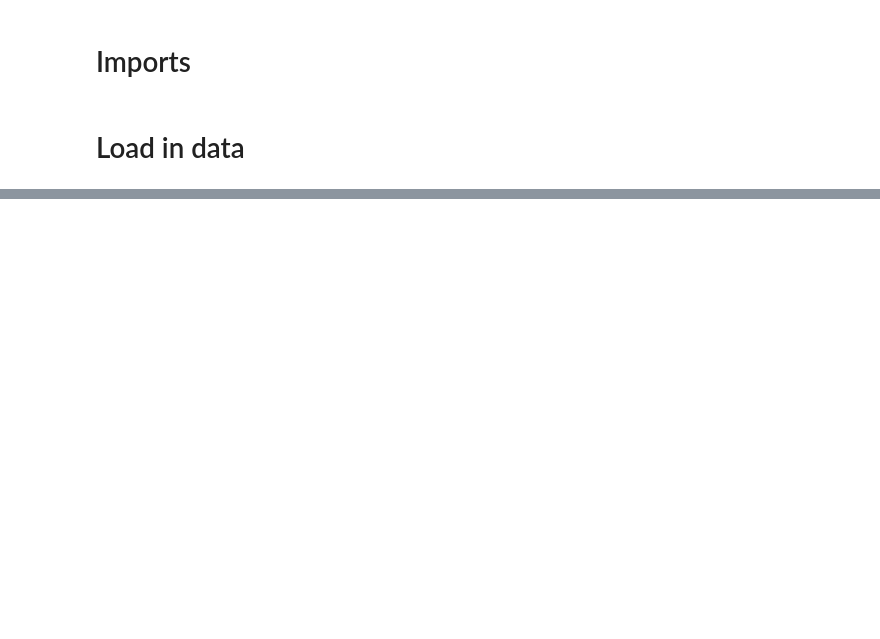
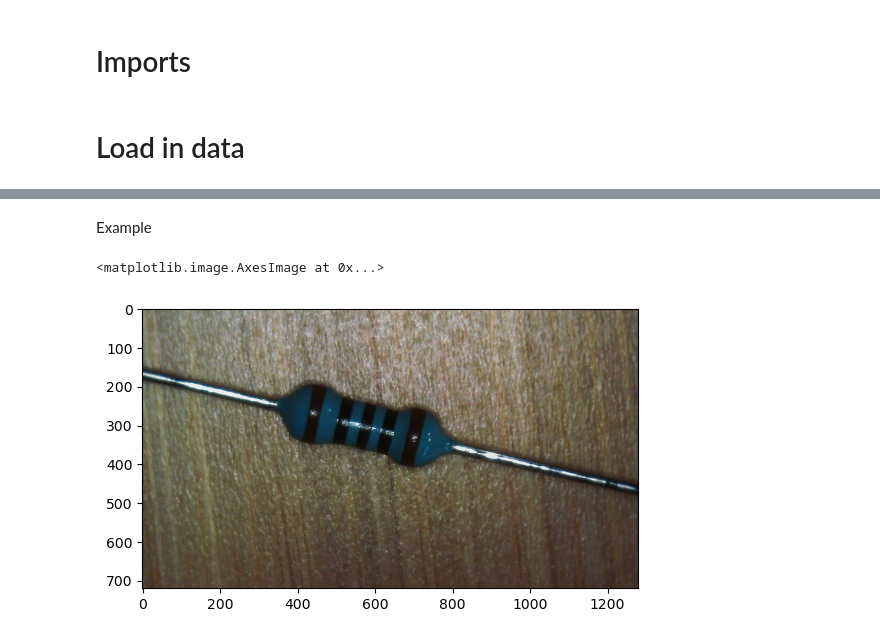
Before and after one commit to MrWlobo/Resistance-Value-From-Image, a Jupyter notebook: main.ipynb, the cells around one changed output, grey strips where cells are left out. Cells and saved outputs as stored; diff of their text form; code cells hidden in the pictures; blank space fills up the shorter version.

```diff
--- a/main.ipynb
+++ b/main.ipynb
@@ -15,0 +37,14 @@ Extracting files...
+# %%
+five_band_json = path / "5-band" / "5-band.json"
+five_band_images = []
+
+for folder in os.listdir(path / "5-band")[1:]:
+    for image in os.listdir(path / "5-band" / folder):
+        five_band_images.append(cv2.imread((path / "5-band" / folder / image), cv2.IMREAD_COLOR_RGB))
+# %% [markdown]
+Example
+# %%
+plt.imshow(five_band_images[10])
+# %% [output]
+<matplotlib.image.AxesImage at 0x...>
+[figure, added]
```
Also changed, not shown: parts of 8 cells of this notebook.
